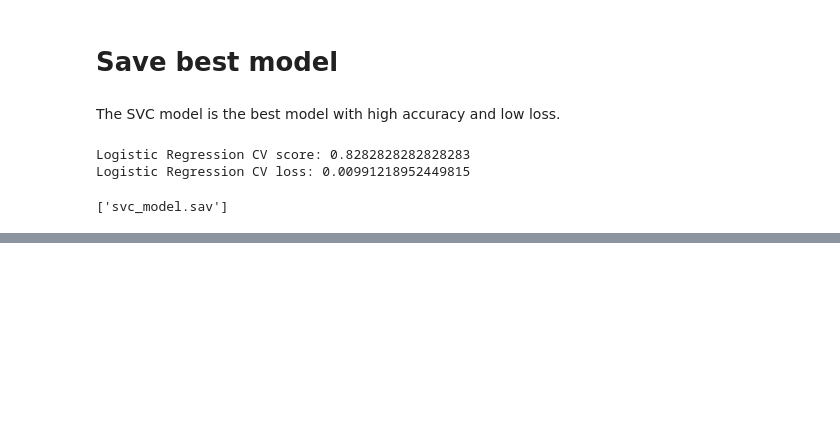
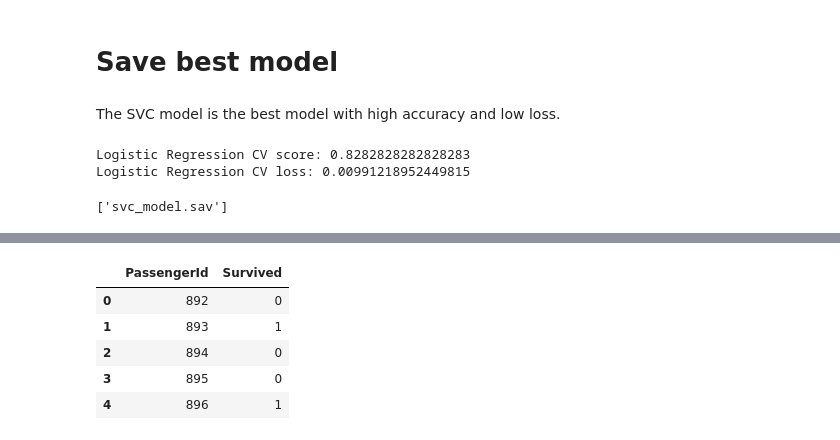
Before and after one commit to karlbehrensg/titanic, a Jupyter notebook: Titanic.ipynb, the cells around one changed output, grey strips where cells are left out. Drawn from its saved outputs; the diff is of its cells as text; code cells hidden in the pictures; blank space fills up the shorter version.

Commit message:
Results

```diff
--- a/Titanic.ipynb
+++ b/Titanic.ipynb
@@ -459,0 +462,5 @@ joblib.dump(svc_model, 'svc_model.sav')
+# %%
+test_prepared = test[num_features + cat_features]
+X_test = full_pipeline.fit_transform(test_prepared)
+# %%
+y_test = svc_model.predict(X_test)
@@ -459,0 +489,12 @@ joblib.dump(svc_model, 'svc_model.sav')
+# %%
+y_pred = pd.DataFrame({'Survived': y_test})
+
+results = pd.concat([test['PassengerId'], y_pred], axis=1, sort=False)
+results.head()
+# %% [output]
+|  | PassengerId | Survived |
+| 0 | 892 | 0 |
+| 1 | 893 | 1 |
+| 2 | 894 | 0 |
+| 3 | 895 | 0 |
+| 4 | 896 | 1 |
```
Also changed, not shown: parts of 3 cells of this notebook, 1 other file.
